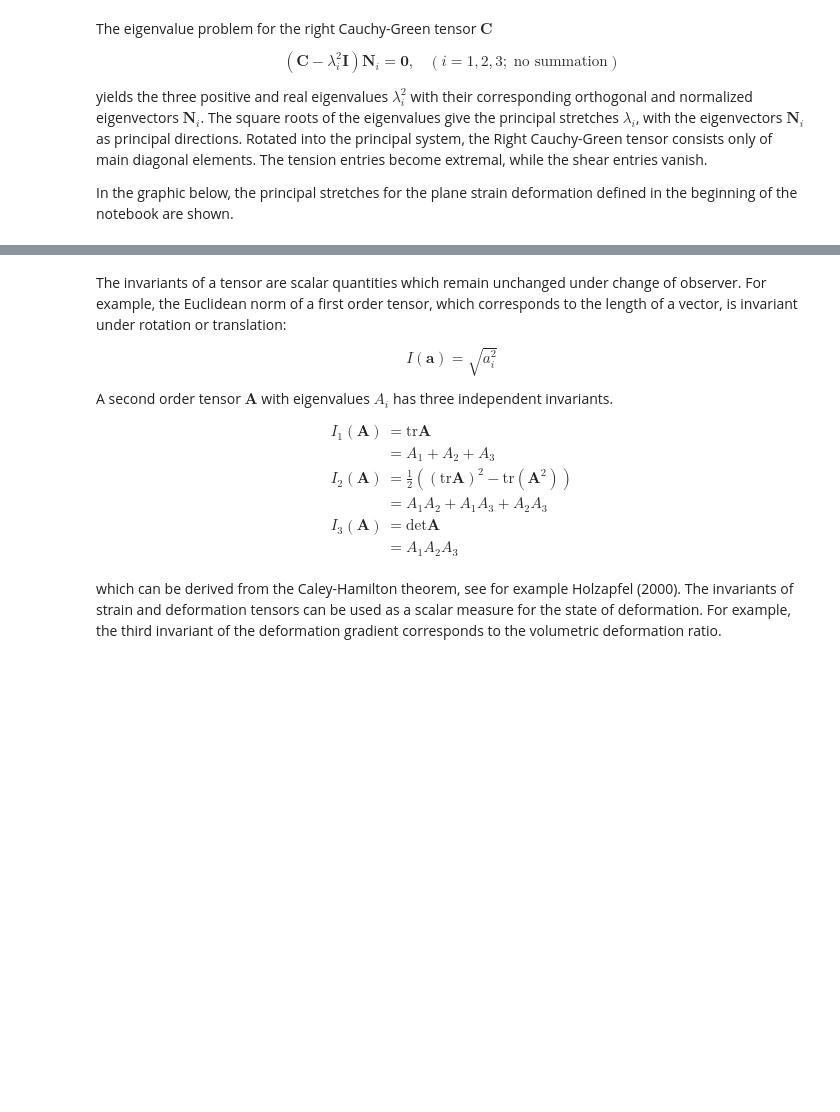
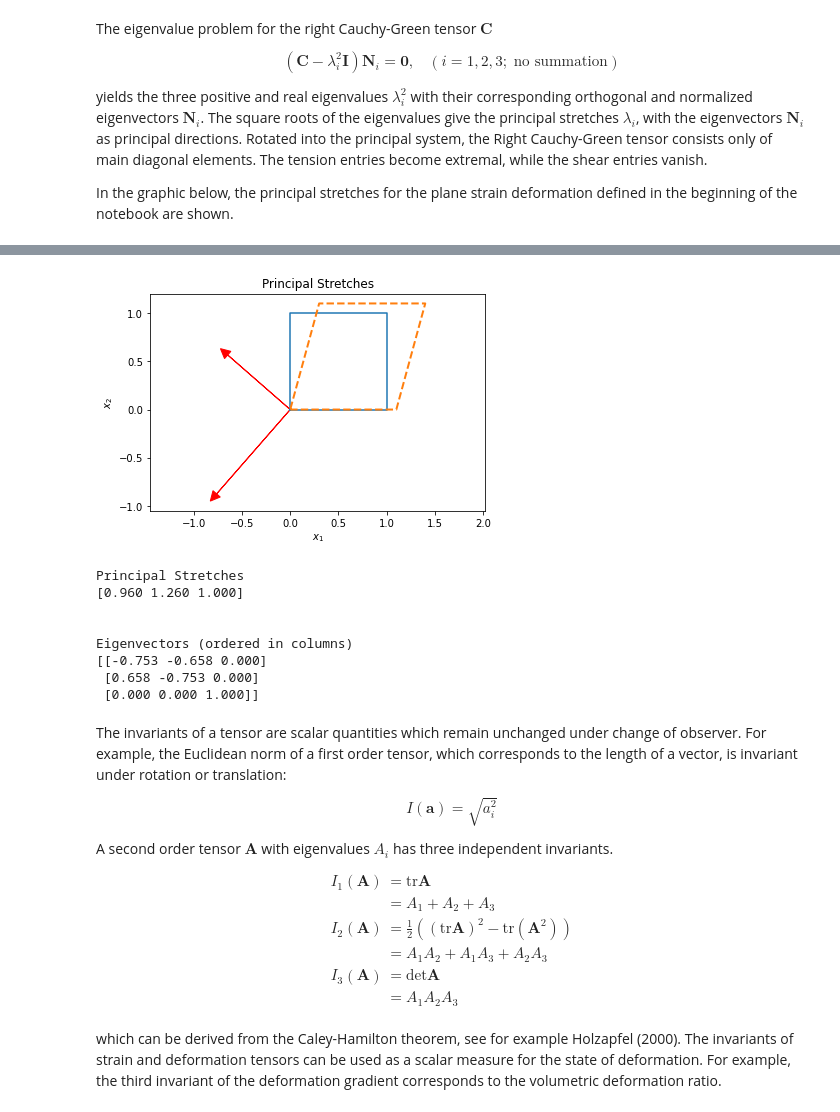
Before and after one commit to CPShub/LectureMultiscaleMethods, a Jupyter notebook: 02_kinematics.ipynb, the cells around one changed output, grey strips where cells are left out. Saved outputs shown, nothing was run; the diff lists cells and outputs as text; code cells hidden in the pictures; blank space fills up the shorter version.

```diff
--- a/02_kinematics.ipynb
+++ b/02_kinematics.ipynb
@@ -190,0 +181,2 @@ E_lin =
+# %%
+strain_measures(F11,F22,F12,F21)
@@ -221,3 +214,15 @@ Eigenvectors (ordered in columns)
+# %%
+eigenvalues(F11,F22,F12,F21)
+# %% [output]
+[figure, added]
+Principal Stretches
+[0.960 1.260 1.000]
+
+
+Eigenvectors (ordered in columns)
+[[-0.753 -0.658 0.000]
+ [0.658 -0.753 0.000]
+ [0.000 0.000 1.000]]
 # %% [markdown]
 The invariants of a tensor are scalar quantities which remain unchanged under change of observer. For example, the Euclidean norm of a first order tensor, which corresponds to the length of a vector, is invariant under rotation or translation:
 
```
Also changed, not shown: parts of 20 cells of this notebook, 9 other files.
